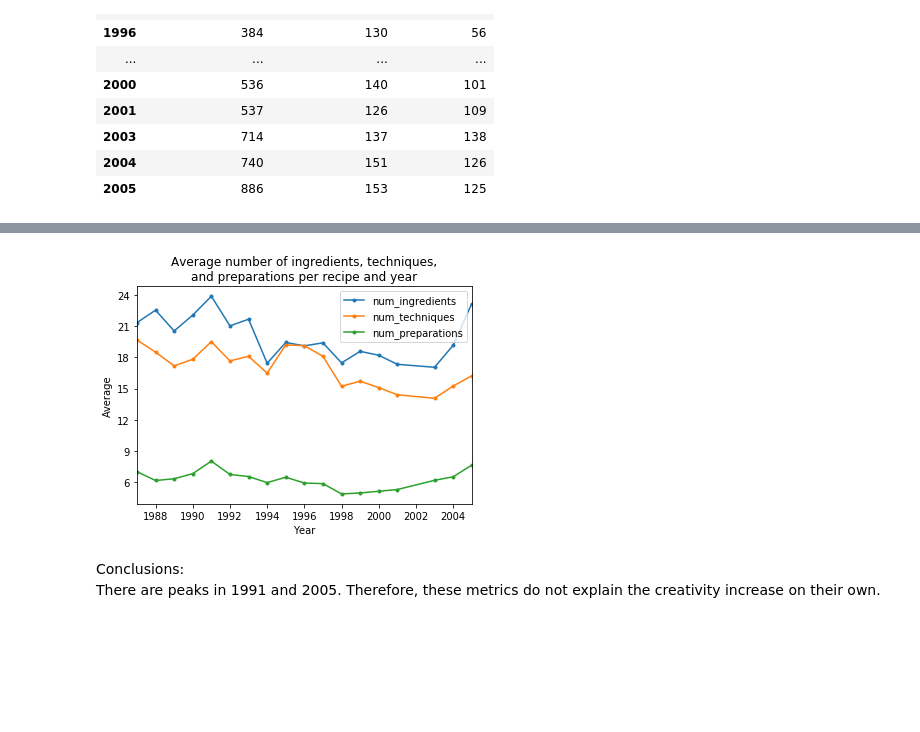
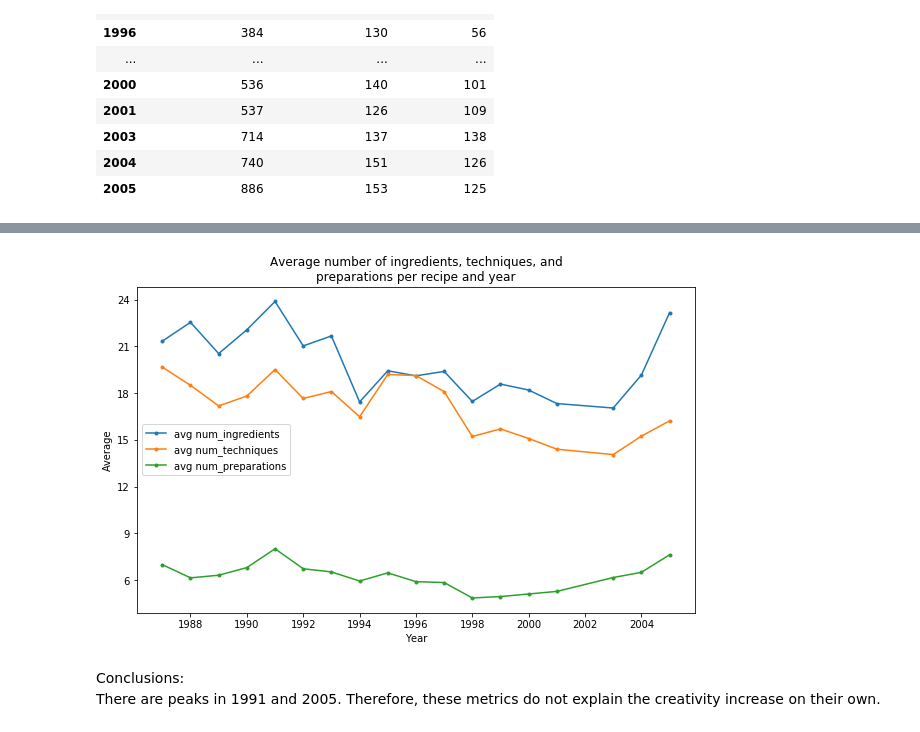
Before and after one commit to mavillard/paper1, a Jupyter notebook: 12_elbulli_visualizations_1.ipynb, the cells around one changed output, grey strips where cells are left out. Drawn from its saved outputs; the diff is of its cells as text; code cells hidden in the pictures; blank space fills up the shorter version.

```diff
--- a/12_elbulli_visualizations_1.ipynb
+++ b/12_elbulli_visualizations_1.ipynb
@@ -8,6 +8,9 @@ from matplotlib.ticker import MaxNLocator
 import api
 # %%
 %matplotlib inline
+# %%
+FIGSIZE = (6, 4)
+FIGSIZE=(10,6)
 # %%
 cd = {
     'b': '#1f77b4',
@@ -104,0 +150,8 @@ mean_metrics_by_year_df = mean_by_year_df[top_metr_cols]
+# %%
+count_recip_by_year_sr.name = 'total num_recipes'
+mean_metrics_by_year_df = mean_by_year_df[top_metr_cols]
+mean_metrics_by_year_df.columns = ['avg num_ingredients',
+    'avg num_techniques',
+#     'num_worlds',
+    'avg num_preparations',]
+aux_df = pd.concat([mean_metrics_by_year_df, count_recip_by_year_sr], axis=1)
@@ -105,14 +175,15 @@ mean_metrics_by_year_df = mean_by_year_df[top_metr_cols]
 # %%
 ax = mean_metrics_by_year_df.plot(
-    figsize=(6, 4),
-    title = 'Average number of ingredients, techniques,\nand preparations per recipe and year',
+    figsize=FIGSIZE,
+    title = 'Average number of ingredients, techniques, and\npreparations per recipe and year',
     marker='.',
 )
 ax.set_xlabel('Year')
 ax.set_ylabel('Average')
+ax.xaxis.set_major_locator(MaxNLocator(integer=True));
 ax.yaxis.set_major_locator(MaxNLocator(integer=True));
 # %% [output]
-[figure, old version]
+[figure, new version]
 # %% [markdown]
 Conclusions:<br>
 There are peaks in 1991 and 2005. Therefore, these metrics do not explain the creativity increase on their own.
```
Also changed, not shown: parts of 30 cells of this notebook, 3 other files.
